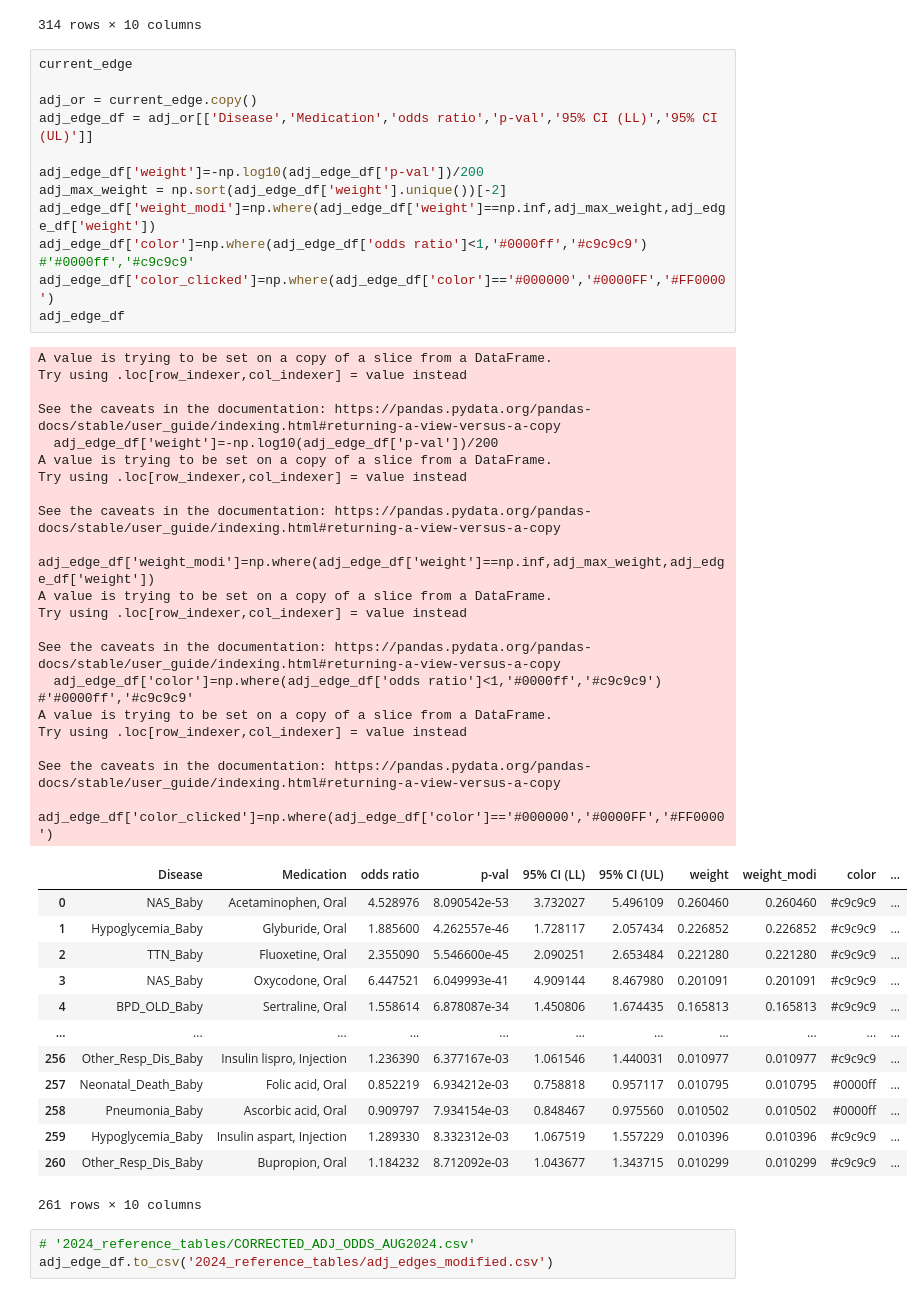
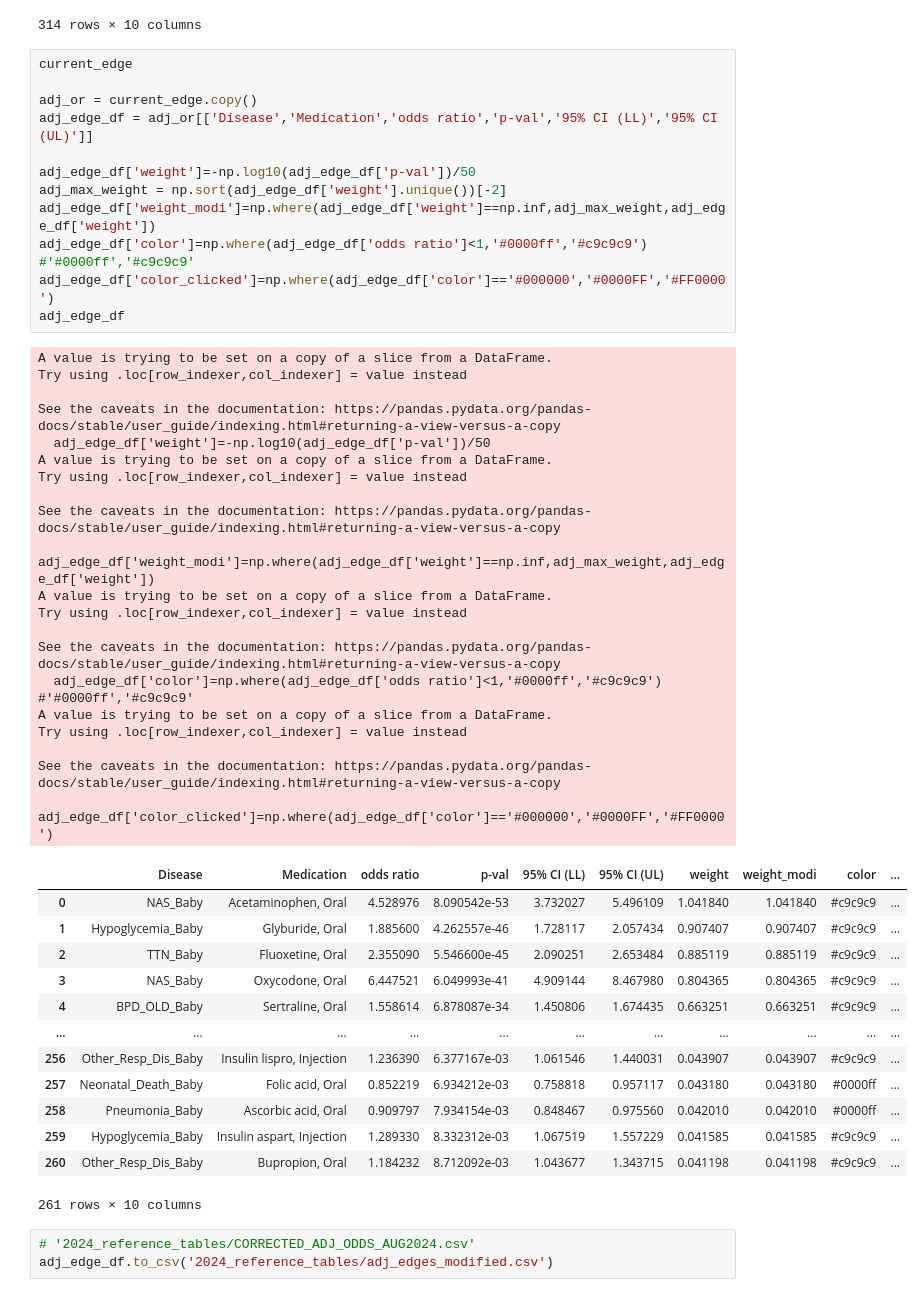
Before and after one commit to yerakim824/PregMedNet, a Jupyter notebook: Interactive_Webapp/Test_Previous_Formulas.ipynb, the cells around one changed output. Drawn from its saved outputs; the diff is of its cells as text.

Commit message:
changed the edge weights

```diff
--- a/Interactive_Webapp/Test_Previous_Formulas.ipynb
+++ b/Interactive_Webapp/Test_Previous_Formulas.ipynb
@@ -1161,46 +1161,46 @@ current_edge
 
 adj_or = current_edge.copy()
 adj_edge_df = adj_or[['Disease','Medication','odds ratio','p-val','95% CI (LL)','95% CI (UL)']]
 
-adj_edge_df['weight']=-np.log10(adj_edge_df['p-val'])/200
+adj_edge_df['weight']=-np.log10(adj_edge_df['p-val'])/50
 adj_max_weight = np.sort(adj_edge_df['weight'].unique())[-2]
 adj_edge_df['weight_modi']=np.where(adj_edge_df['weight']==np.inf,adj_max_weight,adj_edge_df['weight'])
 adj_edge_df['color']=np.where(adj_edge_df['odds ratio']<1,'#0000ff','#c9c9c9') #'#0000ff','#c9c9c9'
 adj_edge_df['color_clicked']=np.where(adj_edge_df['color']=='#000000','#0000FF','#FF0000')
 adj_edge_df
 # %% [output]
 A value is trying to be set on a copy of a slice from a DataFrame.
 Try using .loc[row_indexer,col_indexer] = value instead
 
 See the caveats in the documentation: https://pandas.pydata.org/pandas-docs/stable/user_guide/indexing.html#returning-a-view-versus-a-copy
-  adj_edge_df['weight']=-np.log10(adj_edge_df['p-val'])/200
+  adj_edge_df['weight']=-np.log10(adj_edge_df['p-val'])/50
 A value is trying to be set on a copy of a slice from a DataFrame.
 Try using .loc[row_indexer,col_indexer] = value instead
 
 See the caveats in the documentation: https://pandas.pydata.org/pandas-docs/stable/user_guide/indexing.html#returning-a-view-versus-a-copy
   adj_edge_df['weight_modi']=np.where(adj_edge_df['weight']==np.inf,adj_max_weight,adj_edge_df['weight'])
 A value is trying to be set on a copy of a slice from a DataFrame.
 Try using .loc[row_indexer,col_indexer] = value instead
 
 See the caveats in the documentation: https://pandas.pydata.org/pandas-docs/stable/user_guide/indexing.html#returning-a-view-versus-a-copy
   adj_edge_df['color']=np.where(adj_edge_df['odds ratio']<1,'#0000ff','#c9c9c9') #'#0000ff','#c9c9c9'
 A value is trying to be set on a copy of a slice from a DataFrame.
 Try using .loc[row_indexer,col_indexer] = value instead
 
 See the caveats in the documentation: https://pandas.pydata.org/pandas-docs/stable/user_guide/indexing.html#returning-a-view-versus-a-copy
   adj_edge_df['color_clicked']=np.where(adj_edge_df['color']=='#000000','#0000FF','#FF0000')
 |  | Disease | Medication | odds ratio | p-val | 95% CI (LL) | 95% CI (UL) | weight | weight_modi | color | ... |
-| 0 | NAS_Baby | Acetaminophen, Oral | 4.528976 | 8.090542e-53 | 3.732027 | 5.496109 | 0.260460 | 0.260460 | #c9c9c9 | ... |
-| 1 | Hypoglycemia_Baby | Glyburide, Oral | 1.885600 | 4.262557e-46 | 1.728117 | 2.057434 | 0.226852 | 0.226852 | #c9c9c9 | ... |
-| 2 | TTN_Baby | Fluoxetine, Oral | 2.355090 | 5.546600e-45 | 2.090251 | 2.653484 | 0.221280 | 0.221280 | #c9c9c9 | ... |
-| 3 | NAS_Baby | Oxycodone, Oral | 6.447521 | 6.049993e-41 | 4.909144 | 8.467980 | 0.201091 | 0.201091 | #c9c9c9 | ... |
-| 4 | BPD_OLD_Baby | Sertraline, Oral | 1.558614 | 6.878087e-34 | 1.450806 | 1.674435 | 0.165813 | 0.165813 | #c9c9c9 | ... |
+| 0 | NAS_Baby | Acetaminophen, Oral | 4.528976 | 8.090542e-53 | 3.732027 | 5.496109 | 1.041840 | 1.041840 | #c9c9c9 | ... |
+| 1 | Hypoglycemia_Baby | Glyburide, Oral | 1.885600 | 4.262557e-46 | 1.728117 | 2.057434 | 0.907407 | 0.907407 | #c9c9c9 | ... |
+| 2 | TTN_Baby | Fluoxetine, Oral | 2.355090 | 5.546600e-45 | 2.090251 | 2.653484 | 0.885119 | 0.885119 | #c9c9c9 | ... |
+| 3 | NAS_Baby | Oxycodone, Oral | 6.447521 | 6.049993e-41 | 4.909144 | 8.467980 | 0.804365 | 0.804365 | #c9c9c9 | ... |
+| 4 | BPD_OLD_Baby | Sertraline, Oral | 1.558614 | 6.878087e-34 | 1.450806 | 1.674435 | 0.663251 | 0.663251 | #c9c9c9 | ... |
 | ... | ... | ... | ... | ... | ... | ... | ... | ... | ... | ... |
-| 256 | Other_Resp_Dis_Baby | Insulin lispro, Injection | 1.236390 | 6.377167e-03 | 1.061546 | 1.440031 | 0.010977 | 0.010977 | #c9c9c9 | ... |
-| 257 | Neonatal_Death_Baby | Folic acid, Oral | 0.852219 | 6.934212e-03 | 0.758818 | 0.957117 | 0.010795 | 0.010795 | #0000ff | ... |
-| 258 | Pneumonia_Baby | Ascorbic acid, Oral | 0.909797 | 7.934154e-03 | 0.848467 | 0.975560 | 0.010502 | 0.010502 | #0000ff | ... |
-| 259 | Hypoglycemia_Baby | Insulin aspart, Injection | 1.289330 | 8.332312e-03 | 1.067519 | 1.557229 | 0.010396 | 0.010396 | #c9c9c9 | ... |
-| 260 | Other_Resp_Dis_Baby | Bupropion, Oral | 1.184232 | 8.712092e-03 | 1.043677 | 1.343715 | 0.010299 | 0.010299 | #c9c9c9 | ... |
+| 256 | Other_Resp_Dis_Baby | Insulin lispro, Injection | 1.236390 | 6.377167e-03 | 1.061546 | 1.440031 | 0.043907 | 0.043907 | #c9c9c9 | ... |
+| 257 | Neonatal_Death_Baby | Folic acid, Oral | 0.852219 | 6.934212e-03 | 0.758818 | 0.957117 | 0.043180 | 0.043180 | #0000ff | ... |
+| 258 | Pneumonia_Baby | Ascorbic acid, Oral | 0.909797 | 7.934154e-03 | 0.848467 | 0.975560 | 0.042010 | 0.042010 | #0000ff | ... |
+| 259 | Hypoglycemia_Baby | Insulin aspart, Injection | 1.289330 | 8.332312e-03 | 1.067519 | 1.557229 | 0.041585 | 0.041585 | #c9c9c9 | ... |
+| 260 | Other_Resp_Dis_Baby | Bupropion, Oral | 1.184232 | 8.712092e-03 | 1.043677 | 1.343715 | 0.041198 | 0.041198 | #c9c9c9 | ... |
 261 rows × 10 columns
 # %%
 # '2024_reference_tables/CORRECTED_ADJ_ODDS_AUG2024.csv'
```
Also changed, not shown: 1 other file.
